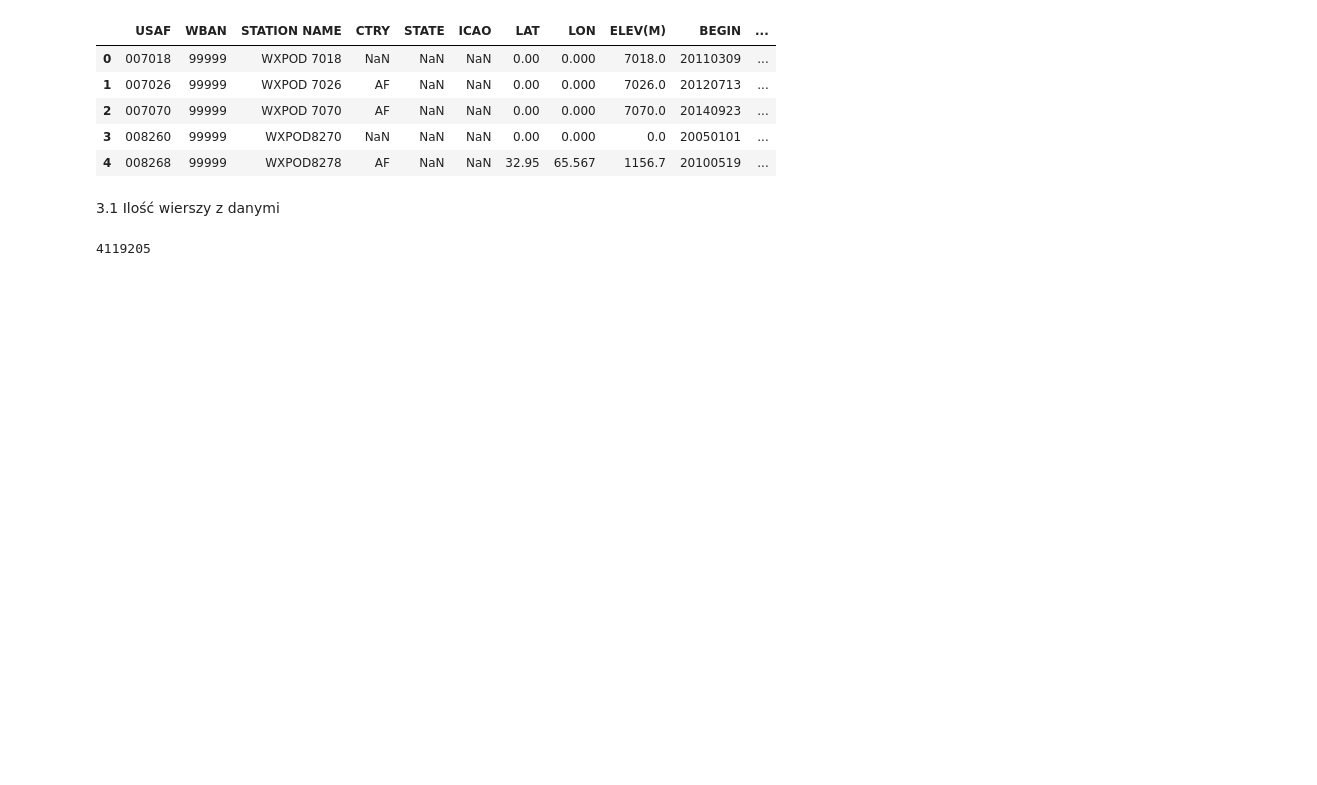
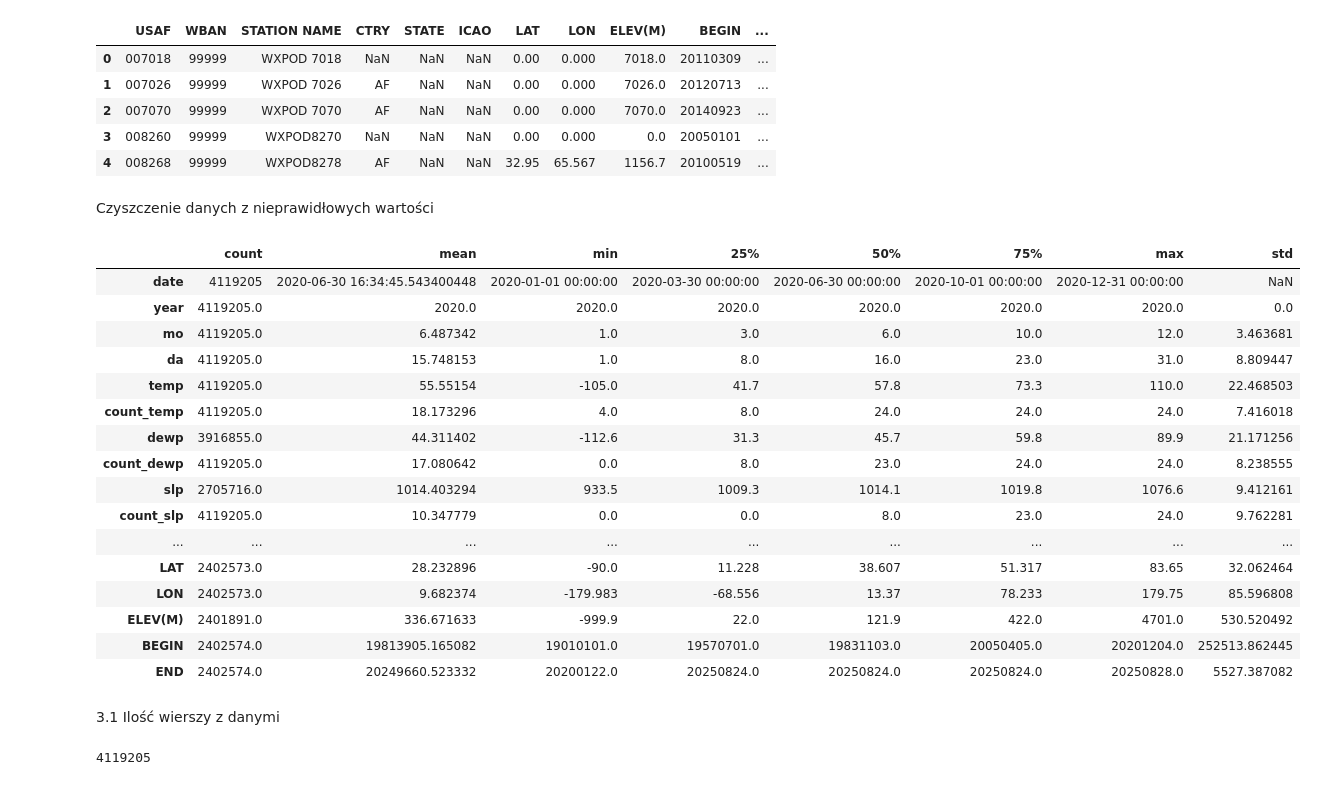
Before and after one commit to igoro00/pdzd, a Jupyter notebook: main.ipynb, the cells around one changed output. Cells and saved outputs as stored; diff of their text form; code cells hidden in the pictures; blank space fills up the shorter version.

```diff
--- a/main.ipynb
+++ b/main.ipynb
@@ -70,3 +51,5 @@ isd.head()
 isd["WBAN"] = isd["WBAN"].apply(lambda x: str(x).zfill(5))
 gsod["wban"] = gsod["wban"].apply(lambda x: str(x).zfill(5))
 df = gsod.merge(isd, how="left", left_on=["stn", "wban"], right_on=["USAF", "WBAN"])
+# %% [markdown]
+Czyszczenie danych z nieprawidłowych wartości
@@ -73,3 +78,23 @@ df = gsod.merge(isd, how="left", left_on=["stn", "wban"], right_on=["USAF", "WBA
+# %%
+df.describe().T
+# %% [output]
+|  | count | mean | min | 25% | 50% | 75% | max | std |
+| date | 4119205 | 2020-06-30 16:34:45.543400448 | 2020-01-01 00:00:00 | 2020-03-30 00:00:00 | 2020-06-30 00:00:00 | 2020-10-01 00:00:00 | 2020-12-31 00:00:00 | NaN |
+| year | 4119205.0 | 2020.0 | 2020.0 | 2020.0 | 2020.0 | 2020.0 | 2020.0 | 0.0 |
+| mo | 4119205.0 | 6.487342 | 1.0 | 3.0 | 6.0 | 10.0 | 12.0 | 3.463681 |
+| da | 4119205.0 | 15.748153 | 1.0 | 8.0 | 16.0 | 23.0 | 31.0 | 8.809447 |
+| temp | 4119205.0 | 55.55154 | -105.0 | 41.7 | 57.8 | 73.3 | 110.0 | 22.468503 |
+| count_temp | 4119205.0 | 18.173296 | 4.0 | 8.0 | 24.0 | 24.0 | 24.0 | 7.416018 |
+| dewp | 3916855.0 | 44.311402 | -112.6 | 31.3 | 45.7 | 59.8 | 89.9 | 21.171256 |
+| count_dewp | 4119205.0 | 17.080642 | 0.0 | 8.0 | 23.0 | 24.0 | 24.0 | 8.238555 |
+| slp | 2705716.0 | 1014.403294 | 933.5 | 1009.3 | 1014.1 | 1019.8 | 1076.6 | 9.412161 |
+| count_slp | 4119205.0 | 10.347779 | 0.0 | 0.0 | 8.0 | 23.0 | 24.0 | 9.762281 |
+| ... | ... | ... | ... | ... | ... | ... | ... | ... |
+| LAT | 2402573.0 | 28.232896 | -90.0 | 11.228 | 38.607 | 51.317 | 83.65 | 32.062464 |
+| LON | 2402573.0 | 9.682374 | -179.983 | -68.556 | 13.37 | 78.233 | 179.75 | 85.596808 |
+| ELEV(M) | 2401891.0 | 336.671633 | -999.9 | 22.0 | 121.9 | 422.0 | 4701.0 | 530.520492 |
+| BEGIN | 2402574.0 | 19813905.165082 | 19010101.0 | 19570701.0 | 19831103.0 | 20050405.0 | 20201204.0 | 252513.862445 |
+| END | 2402574.0 | 20249660.523332 | 20200122.0 | 20250824.0 | 20250824.0 | 20250824.0 | 20250828.0 | 5527.387082 |
 # %% [markdown]
 3.1 Ilość wierszy z danymi
 # %%
```
Also changed, not shown: parts of 16 cells of this notebook, 1 other file.
